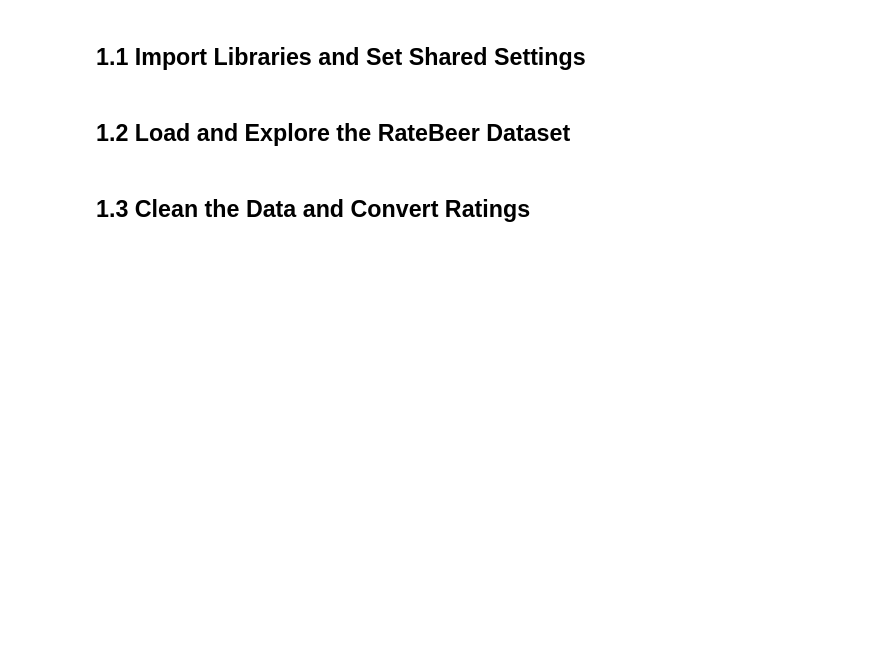
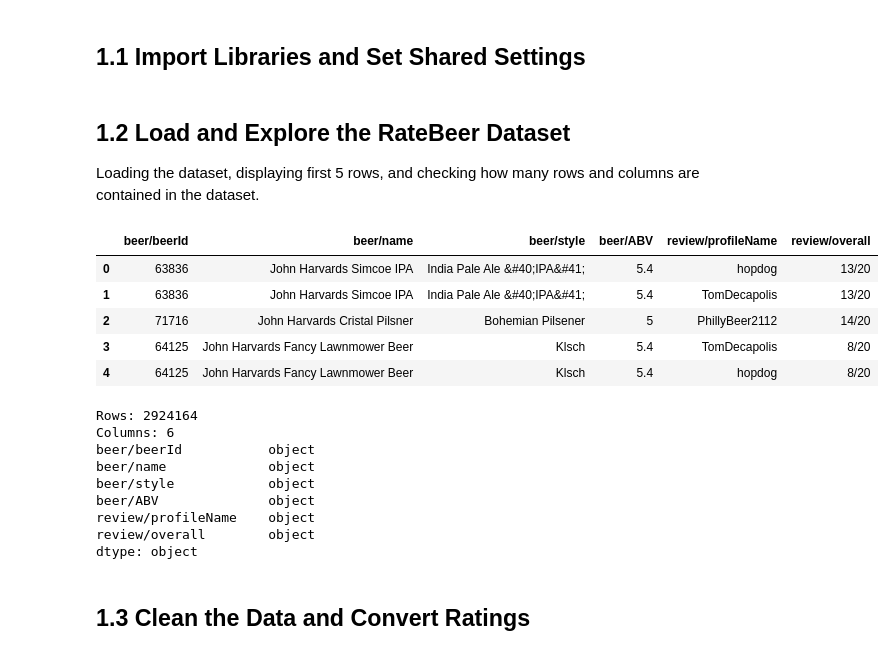
Before and after one commit to GarrettFordARTI405/ARTI405-BeerRecommender, a Jupyter notebook: BeerModel.ipynb, the cells around one changed output. Cells and saved outputs as stored; diff of their text form; code cells hidden in the pictures; blank space fills up the shorter version.

```diff
--- a/BeerModel.ipynb
+++ b/BeerModel.ipynb
@@ -10,4 +14,35 @@ Team members: Garrett, __________, __________, __________
 # %% [markdown]
 ## 1.2 Load and Explore the RateBeer Dataset
+
+Loading the dataset, displaying first 5 rows, and checking how many rows and columns are contained in the dataset.
+# %%
+# Load the dataset
+df = pd.read_csv("ratebeer_for_model.xls", encoding="utf-8-sig")
+
+# Display the first five rows
+display(df.head())
+
+# Show the number of rows and columns
+print("Rows:", df.shape[0])
+print("Columns:", df.shape[1])
+
+# Check the data types
+print(df.dtypes)
+# %% [output]
+|  | beer/beerId | beer/name | beer/style | beer/ABV | review/profileName | review/overall |
+| 0 | 63836 | John Harvards Simcoe IPA | India Pale Ale &#40;IPA&#41; | 5.4 | hopdog | 13/20 |
+| 1 | 63836 | John Harvards Simcoe IPA | India Pale Ale &#40;IPA&#41; | 5.4 | TomDecapolis | 13/20 |
+| 2 | 71716 | John Harvards Cristal Pilsner | Bohemian Pilsener | 5 | PhillyBeer2112 | 14/20 |
+| 3 | 64125 | John Harvards Fancy Lawnmower Beer | Klsch | 5.4 | TomDecapolis | 8/20 |
+| 4 | 64125 | John Harvards Fancy Lawnmower Beer | Klsch | 5.4 | hopdog | 8/20 |
+Rows: 2924164
+Columns: 6
+beer/beerId           object
+beer/name             object
+beer/style            object
+beer/ABV              object
+review/profileName    object
+review/overall        object
+dtype: object
 # %% [markdown]
 ## 1.3 Clean the Data and Convert Ratings
```
Also changed, not shown: parts of 36 cells of this notebook.
